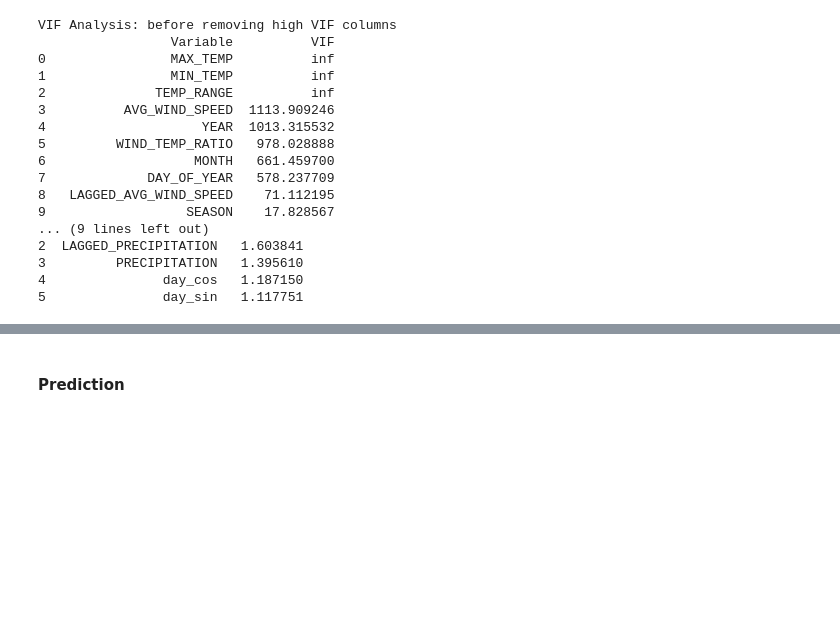
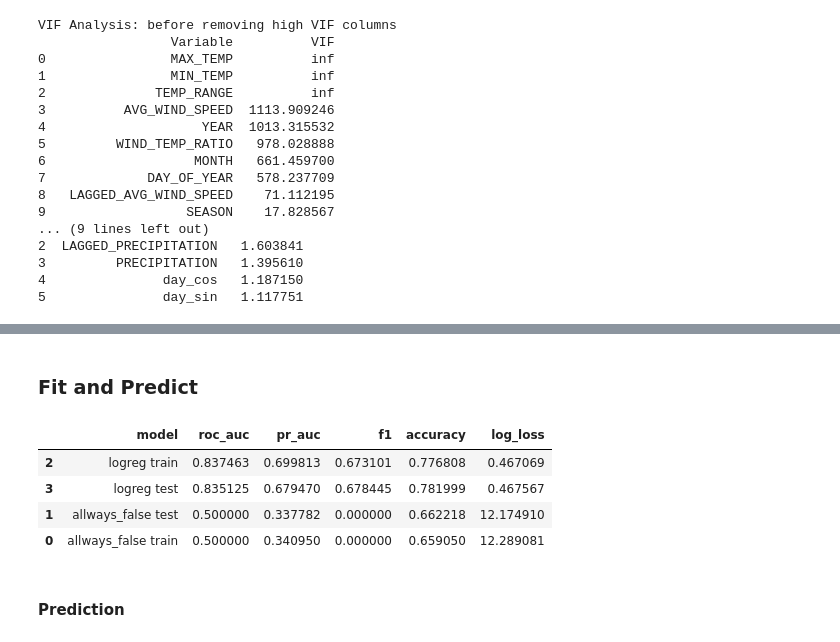
Before and after one commit to kire001/usu-calfire, a Jupyter notebook: USU_Calfire.ipynb, the cells around one changed output, grey strips where cells are left out. Cells and saved outputs as stored; diff of their text form; code cells hidden in the pictures; blank space fills up the shorter version.

```diff
--- a/USU_Calfire.ipynb
+++ b/USU_Calfire.ipynb
@@ -268,3 +377,62 @@ gb | CV ROC AUC: 0.599 ± 0.063 | Test ROC AUC: 0.856
+# %% [markdown]
+### Fit and Predict
+# %%
+results = []
+for name, pipe in ms.items():
+    # Fit the model on the full training set and evaluate on the test set
+    pipe.fit(X_train, y_train)
+
+    # TEST SET PREDICTIONS
+    y_proba_train = pipe.predict_proba(X_train)[:, 1]
+    y_pred_train = (y_proba_train > threshold).astype(int)
+
+    y_proba = pipe.predict_proba(X_test)[:, 1]
+    y_pred = (y_proba >= threshold).astype(int)
+
+    # Test model on training set and store metrics
+    metrics_train = {
+        'model': name + ' train',
+        'roc_auc': roc_auc_score(y_train, y_proba_train),
+        'pr_auc': average_precision_score(y_train, y_proba_train),
+        'f1': f1_score(y_train, y_pred_train),
+        'accuracy': accuracy_score(y_train, y_pred_train),
+        'log_loss': log_loss(y_train, y_proba_train),
+    }
+    metrics_test= {
+        'model': name + ' test',
+        'roc_auc': roc_auc_score(y_test, y_proba),
+        'accuracy': accuracy_score(y_test, y_pred),
+        'pr_auc': average_precision_score(y_test, y_proba),
+        'f1': f1_score(y_test, y_pred),
+        'log_loss': log_loss(y_test, y_proba)
+    }
+    results.append(metrics_train)
+    results.append(metrics_test)
+
+    #     # Get feature importances
+    # feature_importances = rf_pipe.named_steps['clf'].feature_importances_
+    # feature_names = X_train.columns
+
+    # # Create a DataFrame for better visualization
+    # importance_df = pd.DataFrame({
+    #     'feature': feature_names,
+    #     'importance': feature_importances
+    # }).sort_values('importance', ascending=False)
+
+    # print("Feature Importances (Random Forest):")
+    # print(importance_df)
+
+    #print(f"{name} | CV ROC AUC: {metrics_train['cv_roc_auc_mean']:.3f} ± {metrics_train['cv_roc_auc_std']:.3f} | Test ROC AUC: {metrics_test['test_roc_auc']:.3f}")
+
+# Display results in a DataFrame
+results_df = pd.DataFrame(results).sort_values('roc_auc', ascending=False)
+results_df.to_csv('model_results.csv', index=False)
+# %% [output]
+|  | model | roc_auc | pr_auc | f1 | accuracy | log_loss |
+| 2 | logreg train | 0.837463 | 0.699813 | 0.673101 | 0.776808 | 0.467069 |
+| 3 | logreg test | 0.835125 | 0.679470 | 0.678445 | 0.781999 | 0.467567 |
+| 1 | allways_false test | 0.500000 | 0.337782 | 0.000000 | 0.662218 | 12.174910 |
+| 0 | allways_false train | 0.500000 | 0.340950 | 0.000000 | 0.659050 | 12.289081 |
 # %% [markdown]
 #### Prediction
 # %%
```
Also changed, not shown: parts of 15 cells of this notebook, 16 other files.
